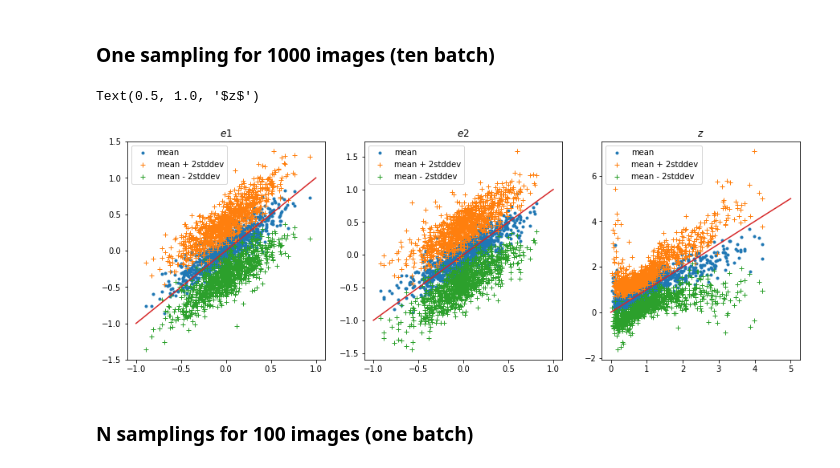
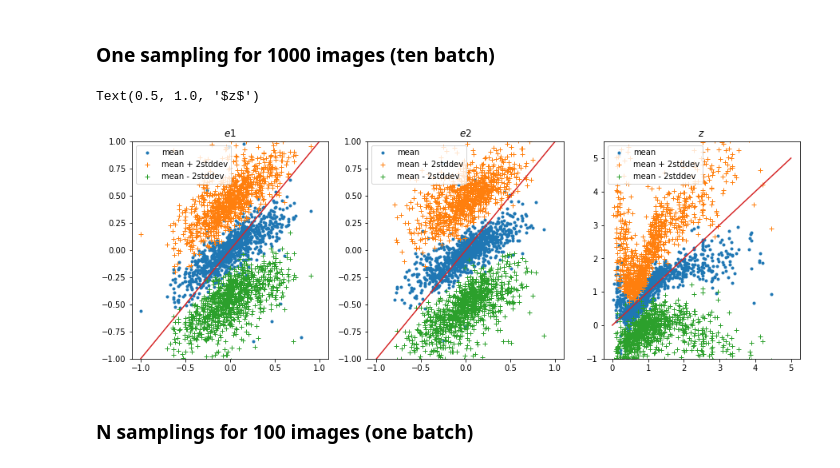
Before and after one commit to BastienArcelin/parameter_estimation, a Jupyter notebook: notebooks/parameter_estimation/Network v4 - COSMOS simulation - Variational Inference - single galaxy - v1.ipynb, the cells around one changed output. Cells and saved outputs as stored; diff of their text form; code cells hidden in the pictures.

```diff
--- a/notebooks/parameter_estimation/Network v4 - COSMOS simulation - Variational Inference - single galaxy - v1.ipynb
+++ b/notebooks/parameter_estimation/Network v4 - COSMOS simulation - Variational Inference - single galaxy - v1.ipynb
@@ -636,4 +774,4 @@ reload(model)
 # %% [output]
 <module 'tools_for_VAE.model' from '../../scripts/tools_for_VAE/tools_for_VAE/model.py'>
 # %%
-net_prob = model.create_model_full_prob_2(input_shape, latent_dim, hidden_dim, filters, kernels, final_dim, conv_activation=None, dense_activation=None)
+net_prob = model.create_model_full_prob_flipout(input_shape, latent_dim, hidden_dim, filters, kernels, final_dim, conv_activation=None, dense_activation=None)
@@ -658,9 +799,11 @@ Trainable params: 2,697,575
 Non-trainable params: 12
 _________________________________________________________________
 # %%
-loading_path = '/sps/lsst/users/barcelin/TFP/weights/test_3_2/loss/'
+loading_path = '/sps/lsst/users/barcelin/TFP/weights/test_prob_flipout/loss/' #_3_2 with only 4 kernels and tanh+PReLU activation
 
 latest = tf.train.latest_checkpoint(loading_path)
 net_prob.load_weights(latest)
 # %% [output]
 <tensorflow.python.training.tracking.util.CheckpointLoadStatus at 0x...>
+# %%
+net_prob.load_weights('/sps/lsst/users/barcelin/TFP/weights/test_prob_flipout/loss/weights_noisy_v4.109-2679.26.ckpt')
@@ -683,7 +828,7 @@ test_data.shape
 # %% [markdown]
 Small changes because TF1 for training of Bayesian Deep Neural nets
 # %%
-out = net(tf.cast(test_data, tf.float32))
+out = net_prob(tf.cast(test_data, tf.float32))
 # %%
 # Compute ellipticities in [0,1], inverse function of the one in the generator
 out_mean = np.zeros((n*batch_size,3))
@@ -714,35 +859,35 @@ sns.distplot(test_labels[:, 0], bins = 20)
 # %%
 fig, axes = plt.subplots(1, 3, figsize=(15, 5))
 
 axes[0].plot(test_labels[:, 0], out_mean[:,0], '.', label = 'mean')
 axes[0].plot(test_labels[:, 0], out_mean[:,0]+ 2*out_stddev[:,0], '+', label = 'mean + 2stddev')
 axes[0].plot(test_labels[:, 0], out_mean[:,0]- 2*out_stddev[:,0], '+', label = 'mean - 2stddev')
 x = np.linspace(-1,1)
 axes[0].plot(x, x)
 axes[0].legend()
-#axes[0].set_ylim(-0.5,6.5)
+axes[0].set_ylim(-1,1)
 axes[0].set_title('$e1$')
 
 axes[1].plot(test_labels[:, 1], out_mean[:,1], '.', label = 'mean')
 axes[1].plot(test_labels[:, 1], out_mean[:,1]+ 2*out_stddev[:,1], '+', label = 'mean + 2stddev')
 axes[1].plot(test_labels[:, 1], out_mean[:,1]- 2*out_stddev[:,1], '+', label = 'mean - 2stddev')
 x = np.linspace(-1,1)
 axes[1].plot(x, x)
 axes[1].legend()
-#axes[1].set_ylim(-0.5,6.5)
+axes[1].set_ylim(-1,1)
 axes[1].set_title('$e2$')
 
 axes[2].plot(test_labels[:,2], out_mean[:,2], '.', label = 'mean')
 axes[2].plot(test_labels[:,2], out_mean[:,2]+ 2*out_stddev[:,2], '+', label = 'mean + 2stddev')
 axes[2].plot(test_labels[:,2], out_mean[:,2]- 2*out_stddev[:,2], '+', label = 'mean - 2stddev')
 x = np.linspace(0,5)
 axes[2].plot(x, x)
 axes[2].legend()
-#axes[2].set_ylim(-1,5.5)
+axes[2].set_ylim(-1,5.5)
 axes[2].set_title('$z$')
 # %% [output]
 Text(0.5, 1.0, '$z$')
-[figure, old version]
+[figure, new version]
 # %% [markdown]
 ### N samplings for 100 images (one batch)
 # %%
```
Also changed, not shown: parts of 54 cells of this notebook, 10 other files.
